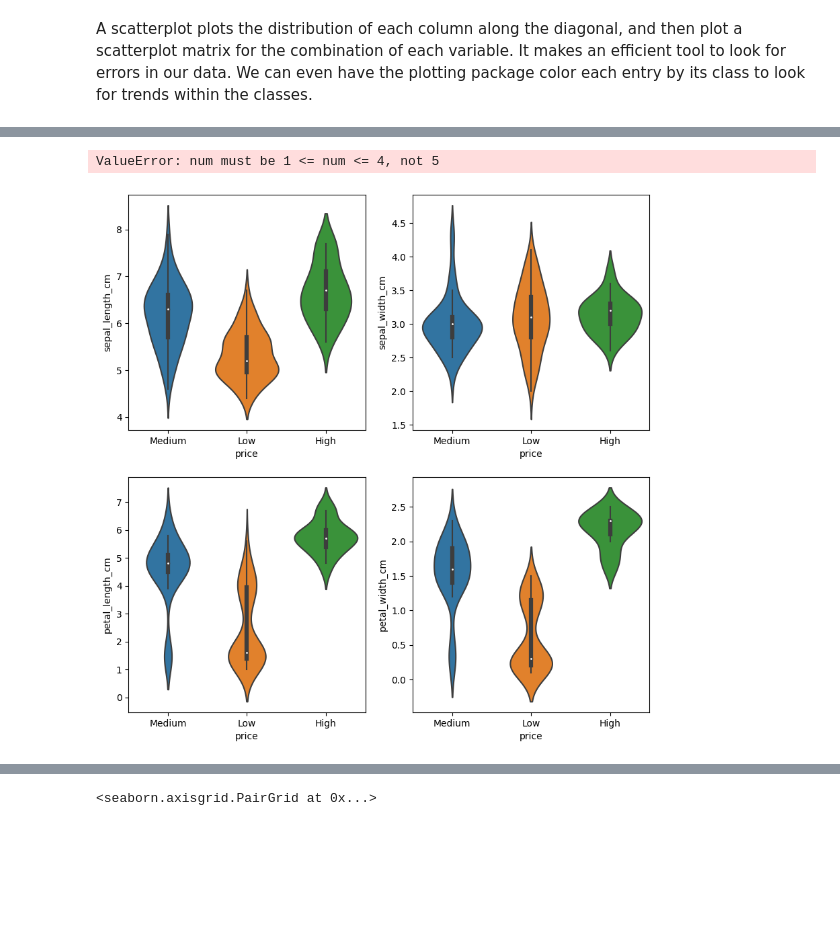
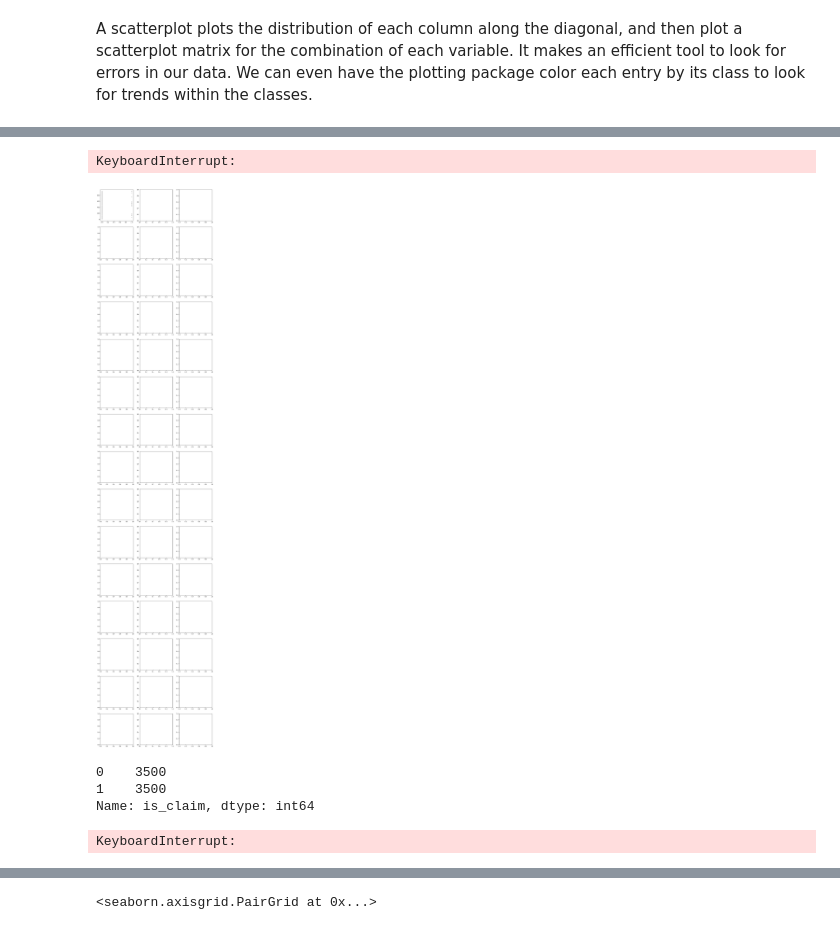
Before and after one commit to pedrogomes29/Car_Insurance_Claim_Prediction, a Jupyter notebook: main.ipynb, the cells around one changed output, grey strips where cells are left out. Drawn from its saved outputs; the diff is of its cells as text; code cells hidden in the pictures; blank space fills up the shorter version.

```diff
--- a/main.ipynb
+++ b/main.ipynb
@@ -81,14 +32,48 @@ sb.pairplot(iris_data.dropna(), hue='price')
-# %%
-plt.figure(figsize=(10, 10))
-
-for column_index, column in enumerate(iris_data.columns):
-    if column == 'price':
-        continue
-    plt.subplot(2, 2, column_index + 1)
-    sb.violinplot(x='price', y=column, data=iris_data)
-# %% [output]
-ValueError: num must be 1 <= num <= 4, not 5
-[figure, removed]
+# %%
+import math
+import seaborn as sb
+%matplotlib inline
+
+import matplotlib.pyplot as plt
+
+num_cols = data_sample.shape[1] - 1 # -1 for the 'is_claim' column
+num_rows = math.ceil(num_cols / 3) # 3 columns per row
+fig, axs = plt.subplots(num_rows, 3, figsize=(15, 5*num_rows))
+
+for col_idx, col in enumerate(data_sample.columns):
+    if col == 'is_claim':
+        continue
+    row_idx = col_idx // 3
+    col_idx = col_idx % 3
+    sb.violinplot(x='is_claim', y=col, data=data_sample, ax=axs[row_idx, col_idx])
+
+plt.tight_layout()
+# %% [output]
+KeyboardInterrupt:
+[figure, added]
+# %%
+# Balance the sample in terms of this is_claim column
+data_balanced = data.groupby('is_claim').apply(lambda x: x.sample(3500)).reset_index(drop=True)
+data_balanced['is_claim'].value_counts()
+# %% [output]
+0    3500
+1    3500
+Name: is_claim, dtype: int64
+# %%
+num_cols = data_balanced.shape[1] - 1 # -1 for the 'is_claim' column
+num_rows = math.ceil(num_cols / 3) # 3 columns per row
+fig, axs = plt.subplots(num_rows, 3, figsize=(15, 5*num_rows))
+
+for col_idx, col in enumerate(data_balanced.columns):
+    if col == 'is_claim':
+        continue
+    row_idx = col_idx // 3
+    col_idx = col_idx % 3
+    sb.violinplot(x='is_claim', y=col, data=data_balanced, ax=axs[row_idx, col_idx])
+
+plt.tight_layout()
+# %% [output]
+KeyboardInterrupt:
 # %%
 # We're using all four measurements as inputs
 # Note that scikit-learn expects each entry to be a list of values, e.g.,
```
Also changed, not shown: parts of 16 cells of this notebook.
